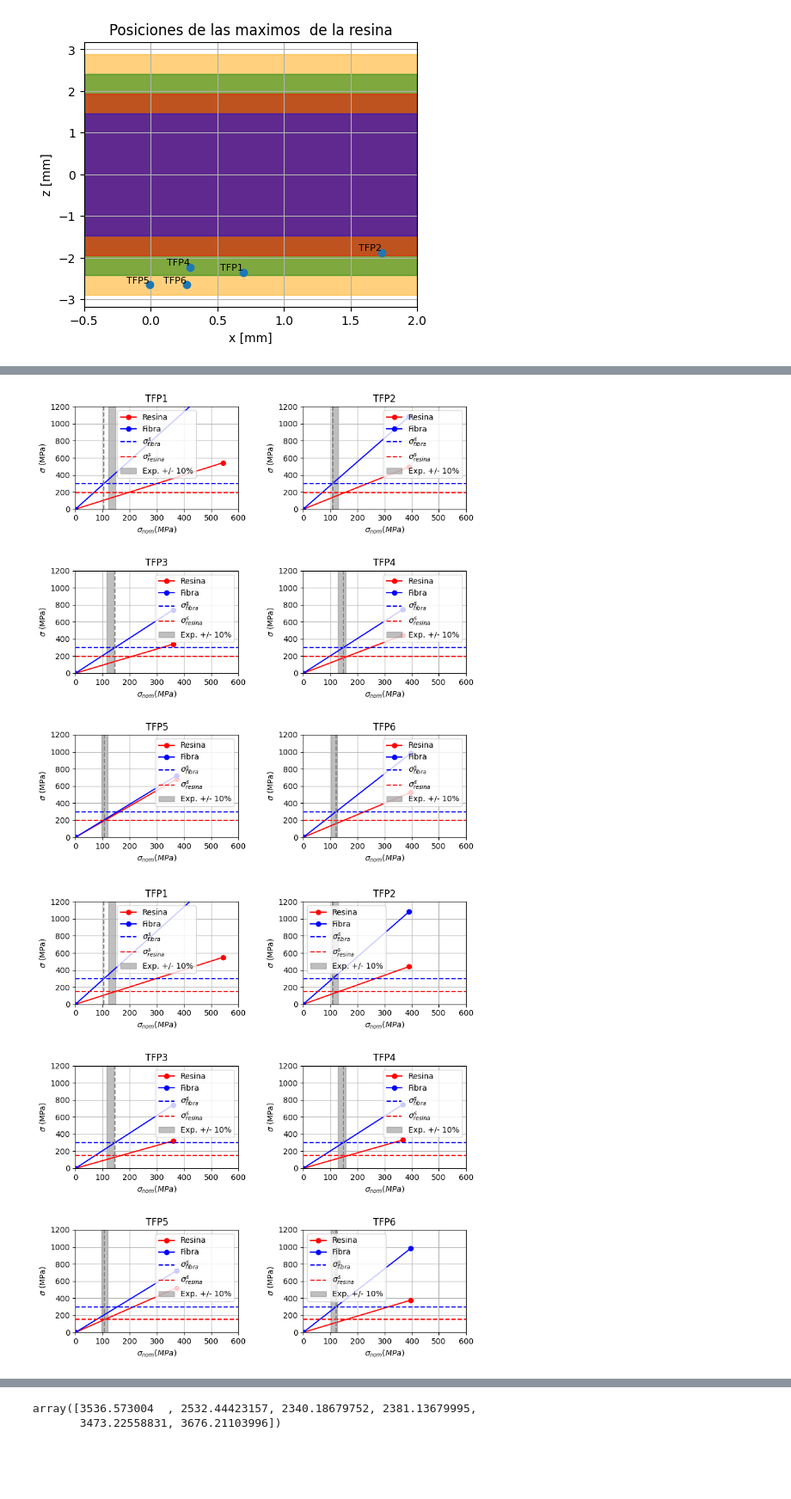
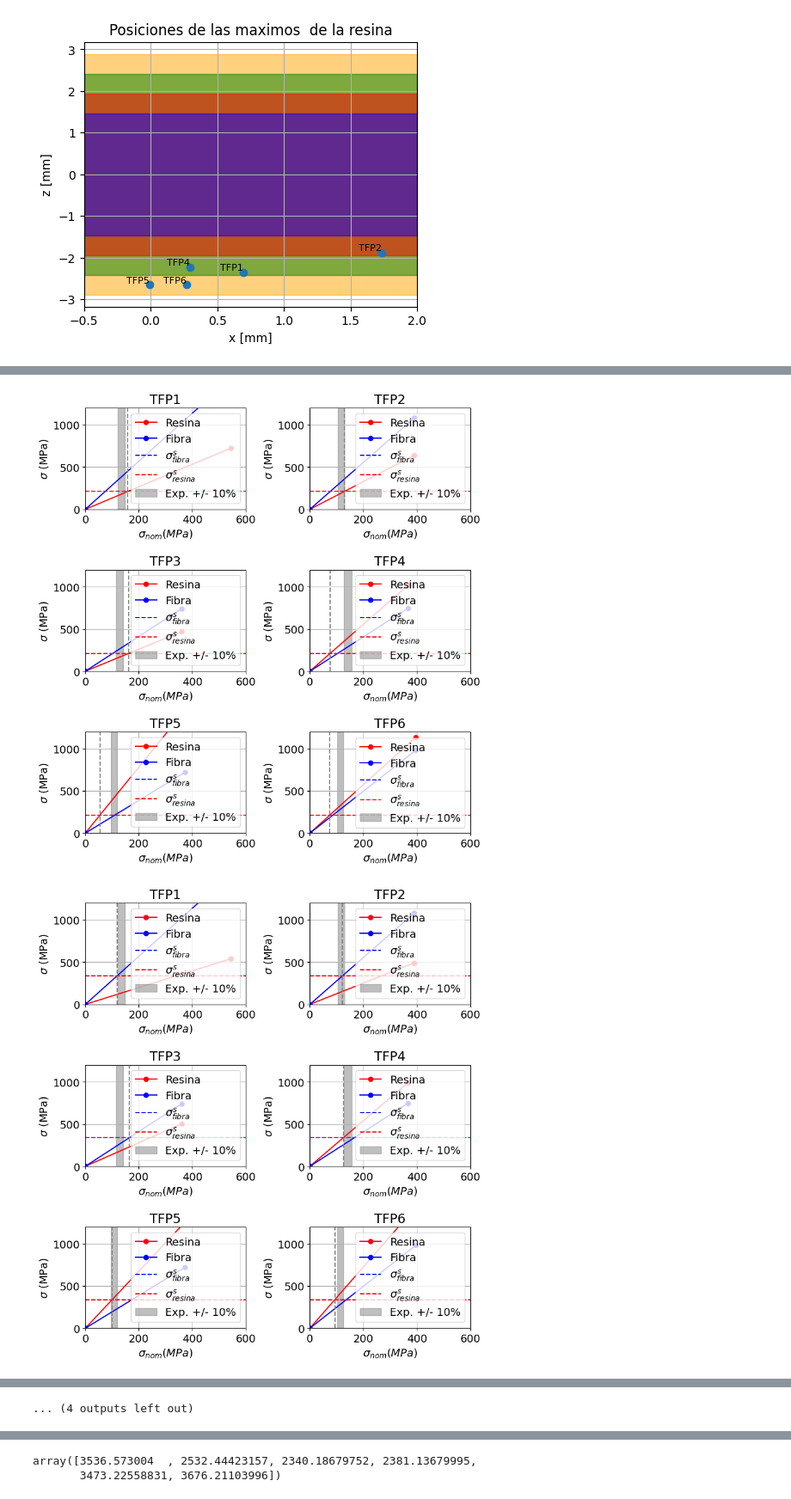
Before and after one commit to AdvancedMaterialSimulation/CITISENS_Composite, a Jupyter notebook: scripts_finals/02_metodo/02_flexion/T03_post_all_r_var.ipynb, the cells around one changed output, grey strips where cells are left out. Shown at 86% size. Cells and saved outputs as stored; diff of their text form; code cells hidden in the pictures; blank space fills up the shorter version.

```diff
--- a/scripts_finals/02_metodo/02_flexion/T03_post_all_r_var.ipynb
+++ b/scripts_finals/02_metodo/02_flexion/T03_post_all_r_var.ipynb
@@ -324,11 +324,13 @@ for jjj in range(len(iP1_json["rr_list"])):
         S_TPFi = PredFEM(Sfibre, Smatrix)
 
         dx = (Smatrix-Sfibre )
-        return np.abs((S_TPFi - Sb_expiremental)**2).sum() + 10*np.max([0,dx])
+        return np.abs((S_TPFi - Sb_expiremental)**2).sum() + 10*np.max([0,dx])**2
 
     from scipy.optimize import minimize
 
     x0 = np.array([0,1])
+    x0 = np.array([1212.425,620.94])
+
     res = minimize(lambda x: find_optimal_P1(x[0], x[1]),
                         x0,
                         method='Nelder-Mead',
@@ -421,2 +423,2 @@ P1_resina_opt 113.2664020998968
-[figure, old version]
+[figure, new version]
-[figure, old version]
+[figure, new version]
@@ -424,2 +432,3 @@ P1_resina_opt 113.2664020998968
+... (4 outputs left out)
 # %%
 plt.figure(figsize=(5,5))
```
Also changed, not shown: parts of 23 cells of this notebook, 42 other files.
